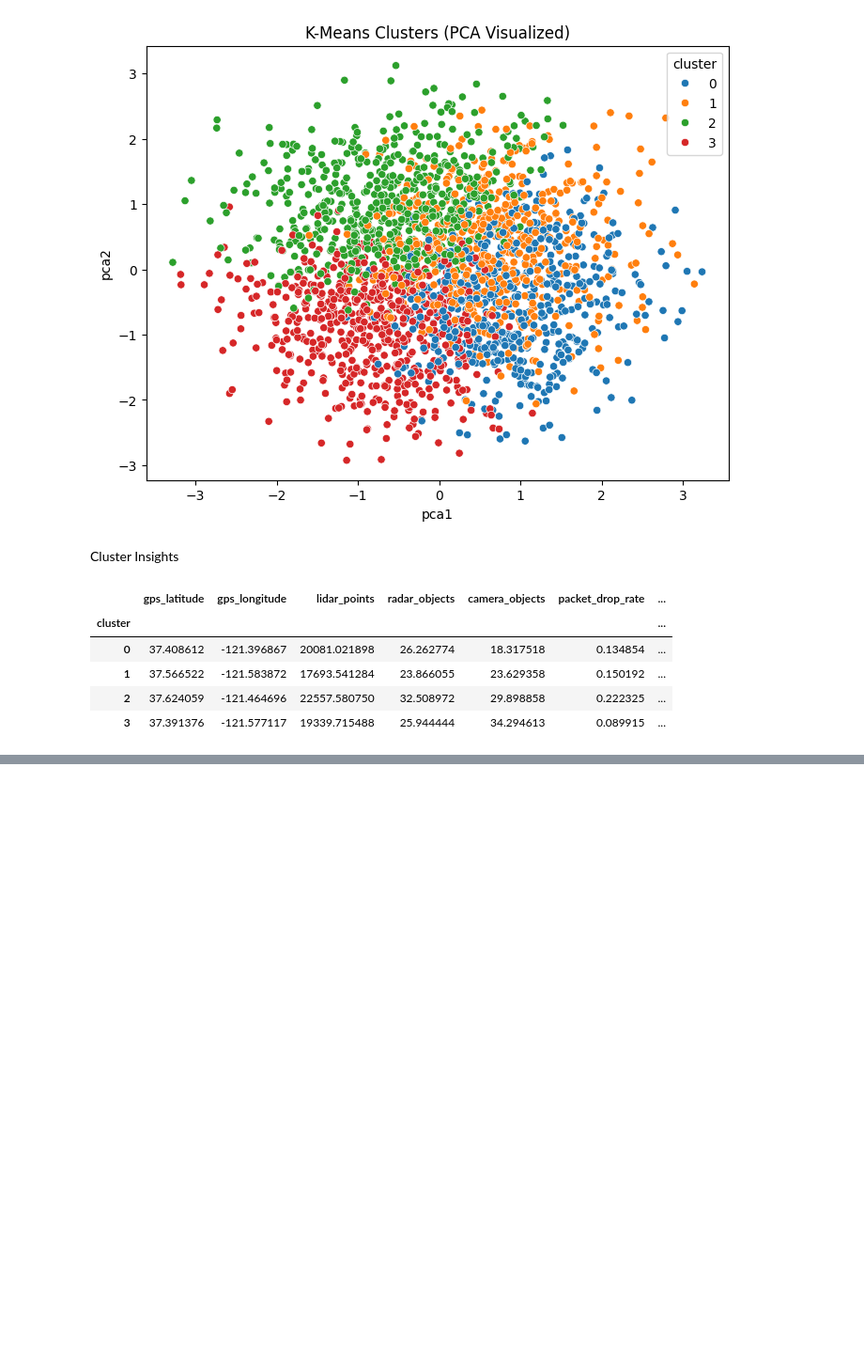
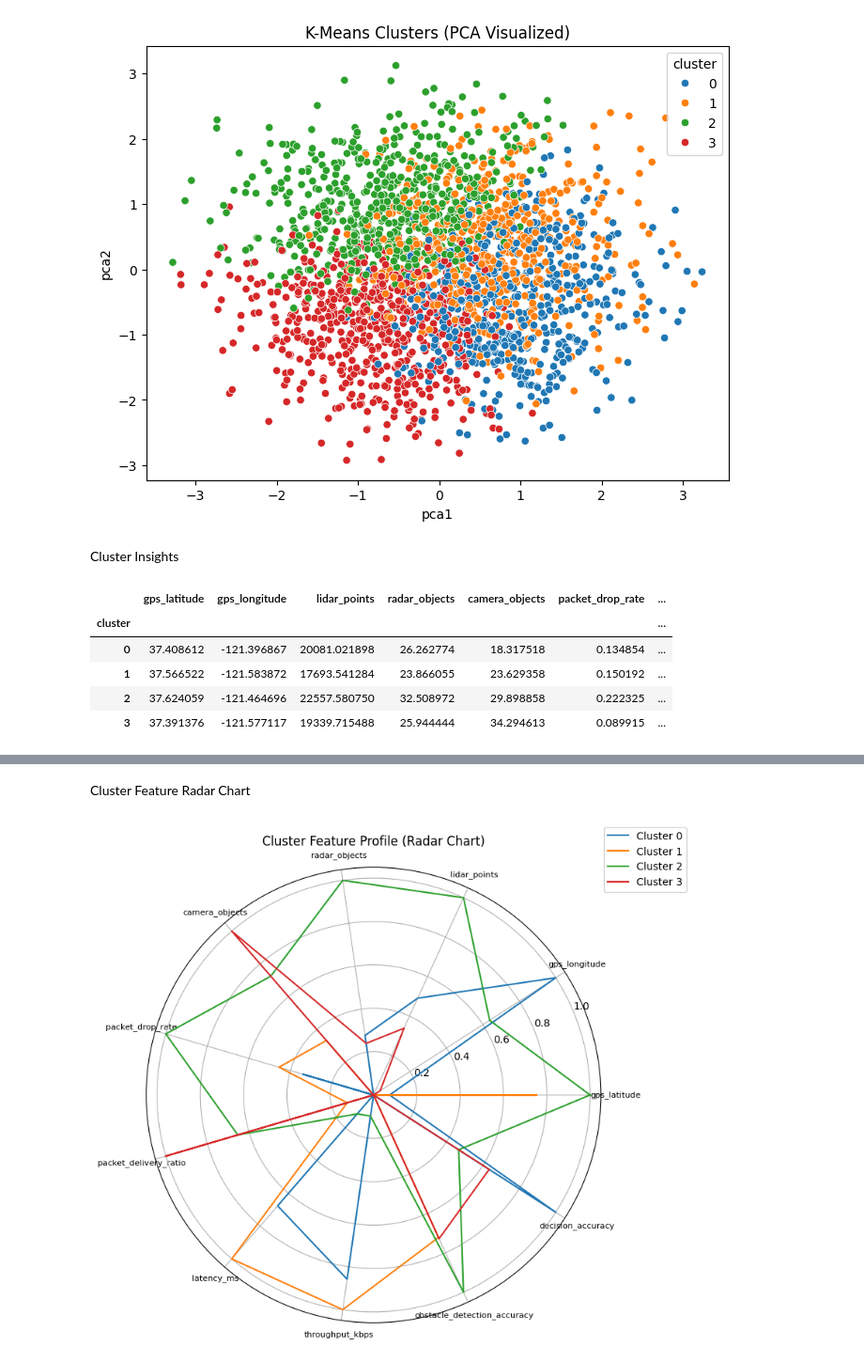
Before and after one commit to WarlockZul/Data-Analytics-Assignment-1, a Jupyter notebook: EDA Function Bukhari.ipynb, the cells around one changed output, grey strips where cells are left out. Shown: that part at 94% size. Cells and saved outputs as stored; diff of their text form; code cells hidden in the pictures; blank space fills up the shorter version.

```diff
--- a/EDA Function Bukhari.ipynb
+++ b/EDA Function Bukhari.ipynb
@@ -202,0 +95,29 @@ display(cluster_summary)
+# %% [markdown]
+Cluster Feature Radar Chart
+# %%
+from math import pi
+
+cluster_means = cluster_summary.copy()
+
+# Normalize 0–1 for plotting
+cluster_norm = (cluster_means - cluster_means.min()) / (cluster_means.max() - cluster_means.min())
+
+features = cluster_norm.columns.tolist()
+
+plt.figure(figsize=(8,8))
+
+for i in cluster_norm.index:
+    angles = [n / float(len(features)) * 2 * pi for n in range(len(features))]
+    angles += angles[:1]
+
+    values = cluster_norm.loc[i].tolist()
+    values += values[:1]
+
+    plt.polar(angles, values, label=f"Cluster {i}")
+
+plt.xticks(angles[:-1], features, fontsize=8)
+plt.title("Cluster Feature Profile (Radar Chart)", size=12)
+plt.legend(loc="upper right", bbox_to_anchor=(1.2, 1.1))
+plt.show()
+# %% [output]
+[figure, added]
```
Also changed, not shown: parts of 30 cells of this notebook.
